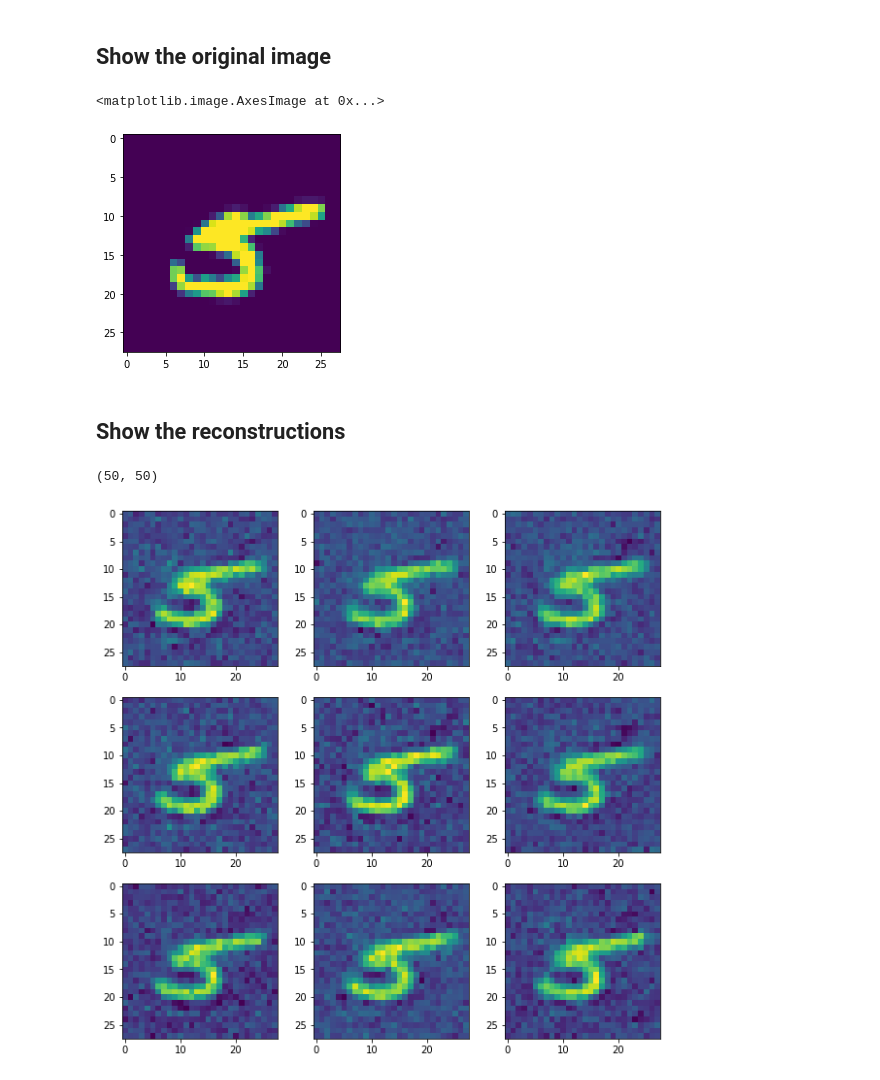
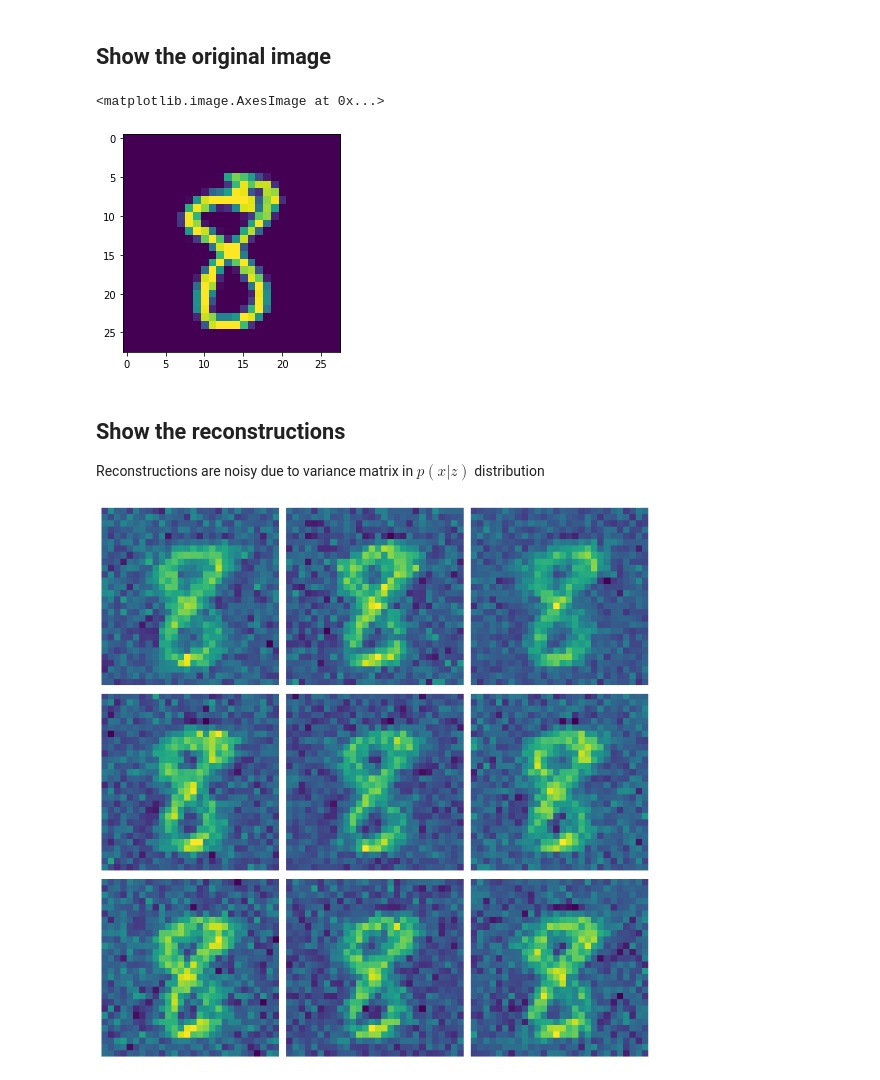
Before and after one commit to akwasigroch/probabilistic_pca, a Jupyter notebook: probabilistc_PCA_mnist.ipynb, the cells around one changed output. Cells and saved outputs as stored; diff of their text form; code cells hidden in the pictures.

```diff
--- a/probabilistc_PCA_mnist.ipynb
+++ b/probabilistc_PCA_mnist.ipynb
@@ -84,0 +75,26 @@ class PPCA():
+# %%
+class PPCA_CF(PPCA):
+    '''
+    X - dataset
+    x - data point
+    z - laten variable
+
+    '''
+    def calculate_parameters(self):
+        '''
+        Determine parameteres of the model by optimizing likelihood function.
+        It involves caltulating mean, variance and W matrix.
+        '''
+        self.mean = self.X.mean(axis = 0)
+
+        covariance = np.cov(self.X, rowvar = False)
+        eig_val, eig_vec = np.linalg.eig(covariance)
+        idx = np.argsort(eig_val)[::-1]
+        eig_val = np.real(eig_val[idx])
+        eig_vec = np.real(eig_vec[:, idx])
+
+        self.sigma = 1/(self.D - self.M) * np.sum(eig_val[self.M+1:])
+
+        U_M = eig_vec[:, :self.M]
+        L_M = np.diag(eig_val[:self.M])
+        self.W_ML = np.dot(U_M, np.sqrt(L_M - self.sigma*np.eye(self.M)))
@@ -85,5 +104,6 @@ class PPCA():
+# %%
+model = PPCA_CF(x_train, 10)
 # %%
-model = PPCA(x_train, 50)
 plt.figure(figsize =(10,10))
 for i in range(1,10):
     plt.subplot(3,3,i)
@@ -94,20 +114,24 @@ for i in range(1,10):
 ## Show the original image
 # %%
 idx = np.random.randint(0, x_train[0].shape[0])
+idx = 10
 plt.imshow(x_train[idx,:].reshape(28,28))
 # %% [output]
 <matplotlib.image.AxesImage at 0x...>
-[figure, old version]
+[figure, new version]
-# %% [markdown]
-## Show the reconstructions
+# %% [markdown]
+## Show the reconstructions
+Reconstructions are noisy due to variance matrix in $p(x|z)$ distribution
 # %%
 z = model.sample_z_given_x(x_train[idx,:]) # get latent variable
 
 plt.figure(figsize =(10,10))
 for i in range(1,10):
     plt.subplot(3,3,i)
     image = model.sample_x_given_z(z)
     plt.imshow(image.reshape(28,28))
+    plt.axis('off')
+plt.tight_layout()
+plt.savefig('featured.png')
 # %% [output]
-(50, 50)
-[figure, old version]
+[figure, new version]
```
Also changed, not shown: parts of 13 cells of this notebook.
